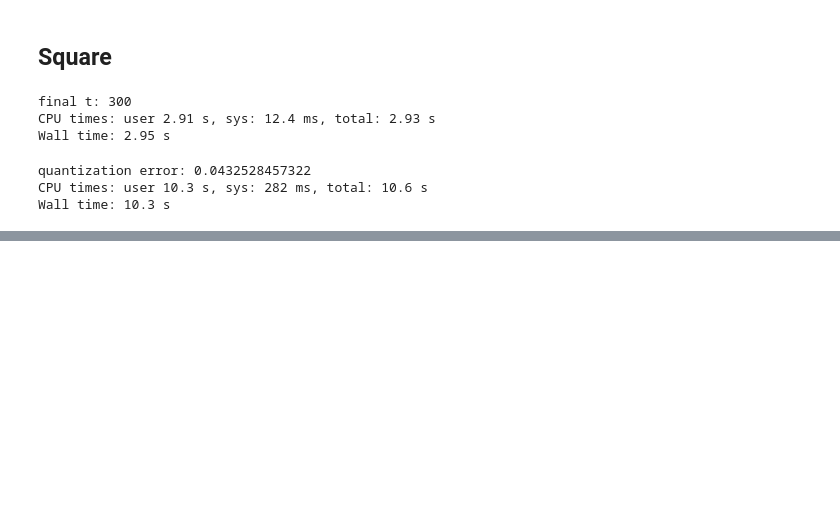
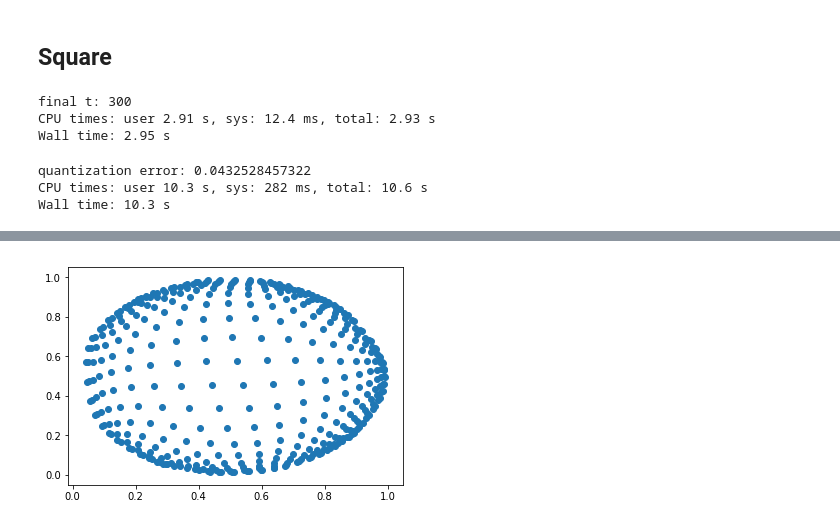
Before and after one commit to tcosmo/tcosmo.github.io, a Jupyter notebook: assets/soms/code/SOM_viz.ipynb, the cells around one changed output, grey strips where cells are left out. Saved outputs shown, nothing was run; the diff lists cells and outputs as text; code cells hidden in the pictures; blank space fills up the shorter version.

```diff
--- a/assets/soms/code/SOM_viz.ipynb
+++ b/assets/soms/code/SOM_viz.ipynb
@@ -86,0 +109,5 @@ plt.show()
+# %%
+%%time
+som_circle = SOM(20,20,2)
+frames_circle = []
+som_circle.train(circle_data,L0=0.8,lam=1e2,sigma0=10,frames=frames_circle)
@@ -86,0 +118,4 @@ plt.show()
+# %%
+plot_2D_som(som_circle)
+# %% [output]
+[figure, added]
```
Also changed, not shown: parts of 49 cells of this notebook, 15 other files.
